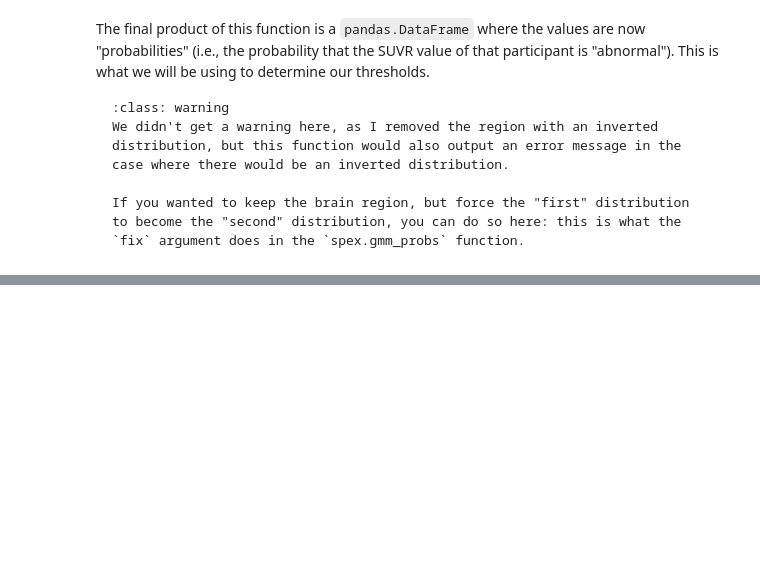
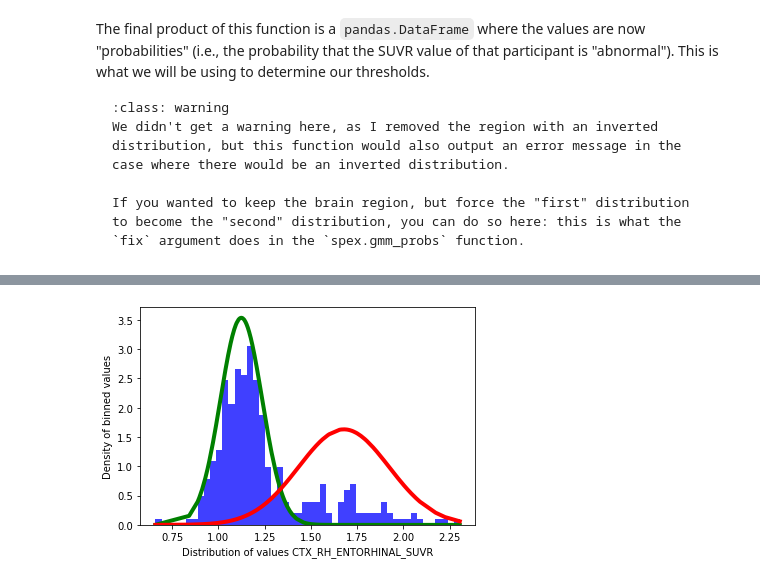
Before and after one commit to stong3/sihnpy, a Jupyter notebook: docs/2.spex/spex_module.ipynb, the cells around one changed output, grey strips where cells are left out. Drawn from its saved outputs; the diff is of its cells as text; code cells hidden in the pictures; blank space fills up the shorter version.

Commit message:
docs: advanced documentation for spex

```diff
--- a/docs/2.spex/spex_module.ipynb
+++ b/docs/2.spex/spex_module.ipynb
@@ -370,0 +362,2 @@ You can choose to output all three types, or a specific type, as needed. Note ho
+# %%
+dict_figures = spex.gmm_histograms(final_data=final_data, gmm_measures=gmm_measures, probs_df=probability_data, type="density")
@@ -370,0 +368,4 @@ You can choose to output all three types, or a specific type, as needed. Note ho
+# %%
+dict_figures['hist_density_CTX_RH_ENTORHINAL_SUVR']
+# %% [output]
+[figure, added]
```
Also changed, not shown: parts of 32 cells of this notebook.
